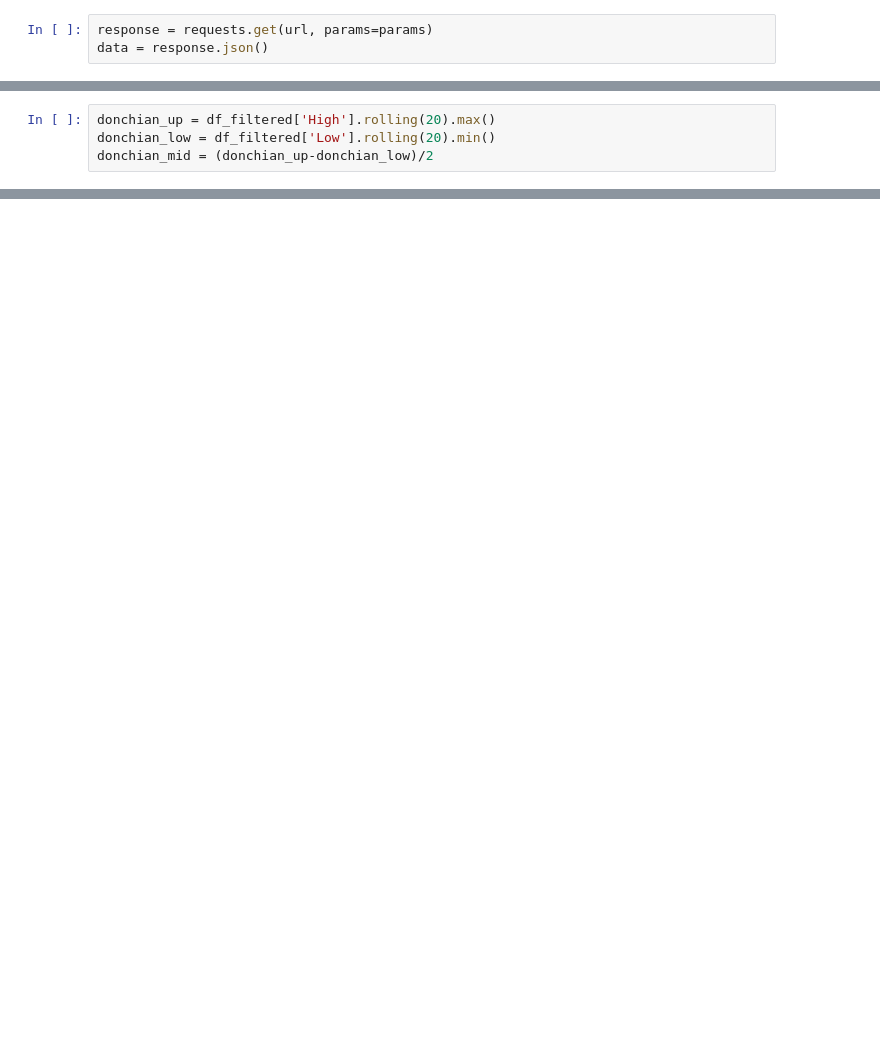
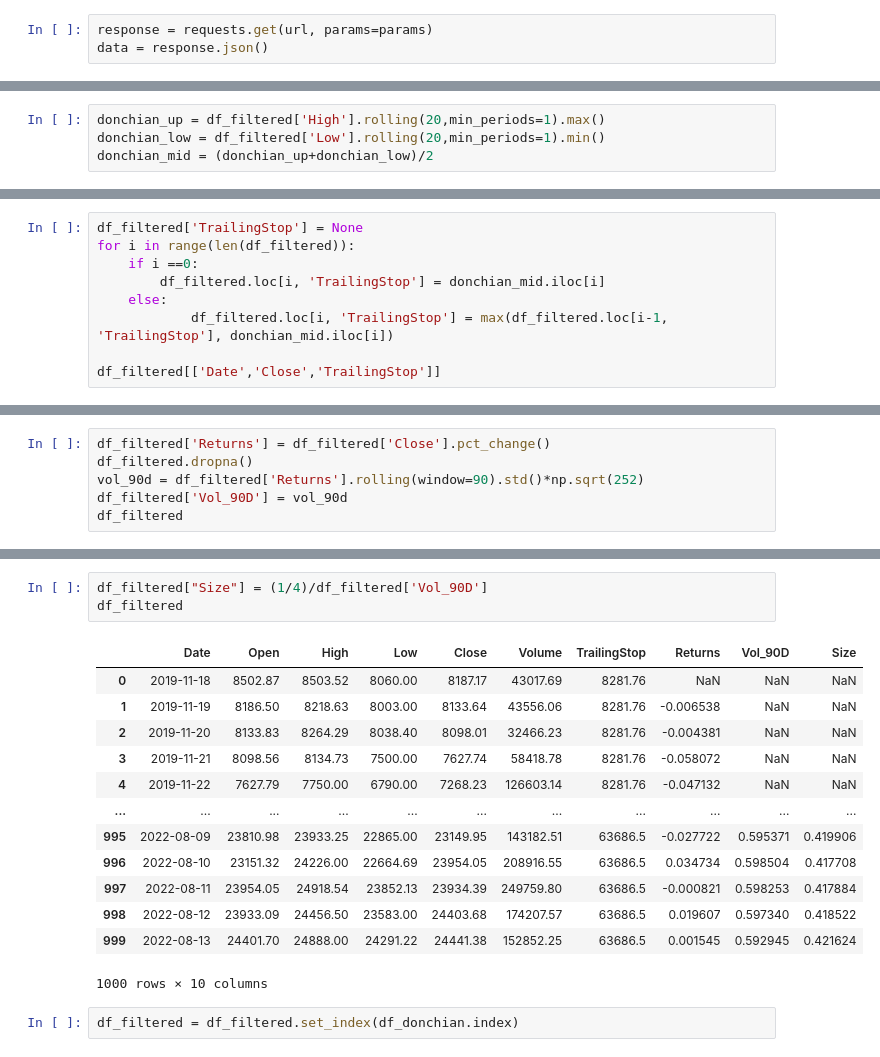
Before and after one commit to 333Rosky/BTC_Trendfollowing, a Jupyter notebook: main.ipynb, the cells around one changed output, grey strips where cells are left out. Saved outputs shown, nothing was run; the diff lists cells and outputs as text; blank space fills up the shorter version.

```diff
--- a/main.ipynb
+++ b/main.ipynb
@@ -75,8 +127,8 @@ df_filtered
 1000 rows × 6 columns
 # %%
-donchian_up = df_filtered['High'].rolling(20).max()
-donchian_low = df_filtered['Low'].rolling(20).min()
-donchian_mid = (donchian_up-donchian_low)/2
+donchian_up = df_filtered['High'].rolling(20,min_periods=1).max()
+donchian_low = df_filtered['Low'].rolling(20,min_periods=1).min()
+donchian_mid = (donchian_up+donchian_low)/2
 # %%
 cols_donchian = ['up','mid','low']
 df_donchian = pd.DataFrame(columns=cols_donchian)
@@ -91,0 +158,9 @@ ValueError: Length mismatch: Expected 981 rows, received array of length 1000
+# %%
+df_filtered['TrailingStop'] = None
+for i in range(len(df_filtered)):
+    if i ==0:
+        df_filtered.loc[i, 'TrailingStop'] = donchian_mid.iloc[i]
+    else:
+            df_filtered.loc[i, 'TrailingStop'] = max(df_filtered.loc[i-1, 'TrailingStop'], donchian_mid.iloc[i])
+
+df_filtered[['Date','Close','TrailingStop']]
@@ -91,0 +191,6 @@ ValueError: Length mismatch: Expected 981 rows, received array of length 1000
+# %%
+df_filtered['Returns'] = df_filtered['Close'].pct_change()
+df_filtered.dropna()
+vol_90d = df_filtered['Returns'].rolling(window=90).std()*np.sqrt(252)
+df_filtered['Vol_90D'] = vol_90d
+df_filtered
@@ -91,0 +211,19 @@ ValueError: Length mismatch: Expected 981 rows, received array of length 1000
+# %%
+df_filtered["Size"] = (1/4)/df_filtered['Vol_90D']
+df_filtered
+# %% [output]
+|  | Date | Open | High | Low | Close | Volume | TrailingStop | Returns | Vol_90D | Size |
+| 0 | 2019-11-18 | 8502.87 | 8503.52 | 8060.00 | 8187.17 | 43017.69 | 8281.76 | NaN | NaN | NaN |
+| 1 | 2019-11-19 | 8186.50 | 8218.63 | 8003.00 | 8133.64 | 43556.06 | 8281.76 | -0.006538 | NaN | NaN |
+| 2 | 2019-11-20 | 8133.83 | 8264.29 | 8038.40 | 8098.01 | 32466.23 | 8281.76 | -0.004381 | NaN | NaN |
+| 3 | 2019-11-21 | 8098.56 | 8134.73 | 7500.00 | 7627.74 | 58418.78 | 8281.76 | -0.058072 | NaN | NaN |
+| 4 | 2019-11-22 | 7627.79 | 7750.00 | 6790.00 | 7268.23 | 126603.14 | 8281.76 | -0.047132 | NaN | NaN |
+| ... | ... | ... | ... | ... | ... | ... | ... | ... | ... | ... |
+| 995 | 2022-08-09 | 23810.98 | 23933.25 | 22865.00 | 23149.95 | 143182.51 | 63686.5 | -0.027722 | 0.595371 | 0.419906 |
+| 996 | 2022-08-10 | 23151.32 | 24226.00 | 22664.69 | 23954.05 | 208916.55 | 63686.5 | 0.034734 | 0.598504 | 0.417708 |
+| 997 | 2022-08-11 | 23954.05 | 24918.54 | 23852.13 | 23934.39 | 249759.80 | 63686.5 | -0.000821 | 0.598253 | 0.417884 |
+| 998 | 2022-08-12 | 23933.09 | 24456.50 | 23583.00 | 24403.68 | 174207.57 | 63686.5 | 0.019607 | 0.597340 | 0.418522 |
+| 999 | 2022-08-13 | 24401.70 | 24888.00 | 24291.22 | 24441.38 | 152852.25 | 63686.5 | 0.001545 | 0.592945 | 0.421624 |
+1000 rows × 10 columns
+# %%
+df_filtered = df_filtered.set_index(df_donchian.index)
```
Also changed, not shown: parts of 11 cells of this notebook, 1 other file.
